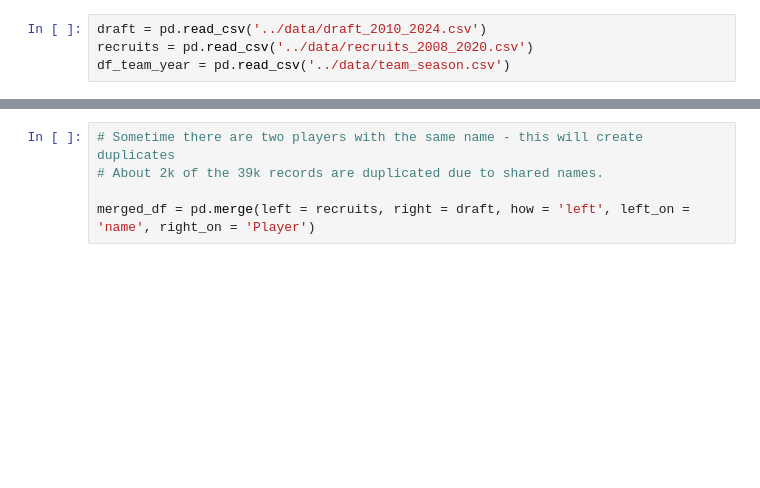
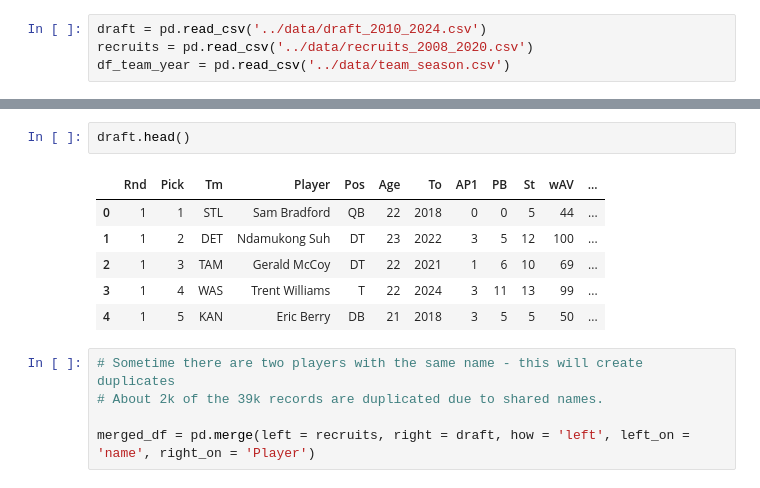
Before and after one commit to chrismca13/CFB_draft_propensity, a Jupyter notebook: notebooks/2_join_data_M2.ipynb, the cells around one changed output, grey strips where cells are left out. Cells and saved outputs as stored; diff of their text form; blank space fills up the shorter version.

```diff
--- a/notebooks/2_join_data_M2.ipynb
+++ b/notebooks/2_join_data_M2.ipynb
@@ -21,3 +30,12 @@ df_team_year = pd.read_csv('../data/team_season.csv')
+# %%
+draft.head()
+# %% [output]
+|  | Rnd | Pick | Tm | Player | Pos | Age | To | AP1 | PB | St | wAV | ... |
+| 0 | 1 | 1 | STL | Sam Bradford | QB | 22 | 2018 | 0 | 0 | 5 | 44 | ... |
+| 1 | 1 | 2 | DET | Ndamukong Suh | DT | 23 | 2022 | 3 | 5 | 12 | 100 | ... |
+| 2 | 1 | 3 | TAM | Gerald McCoy | DT | 22 | 2021 | 1 | 6 | 10 | 69 | ... |
+| 3 | 1 | 4 | WAS | Trent Williams | T | 22 | 2024 | 3 | 11 | 13 | 99 | ... |
+| 4 | 1 | 5 | KAN | Eric Berry | DB | 21 | 2018 | 3 | 5 | 5 | 50 | ... |
 # %%
 # Sometime there are two players with the same name - this will create duplicates
 # About 2k of the 39k records are duplicated due to shared names.
```
Also changed, not shown: parts of 7 cells of this notebook.
